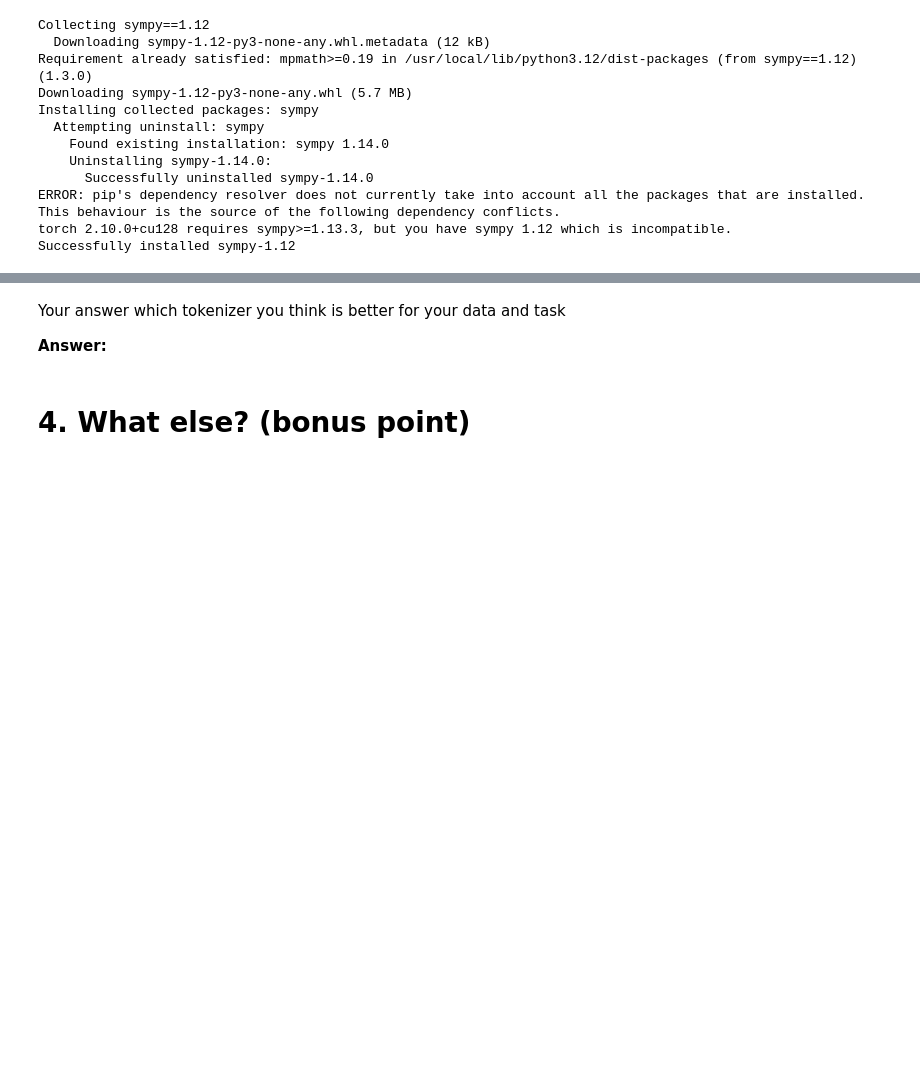
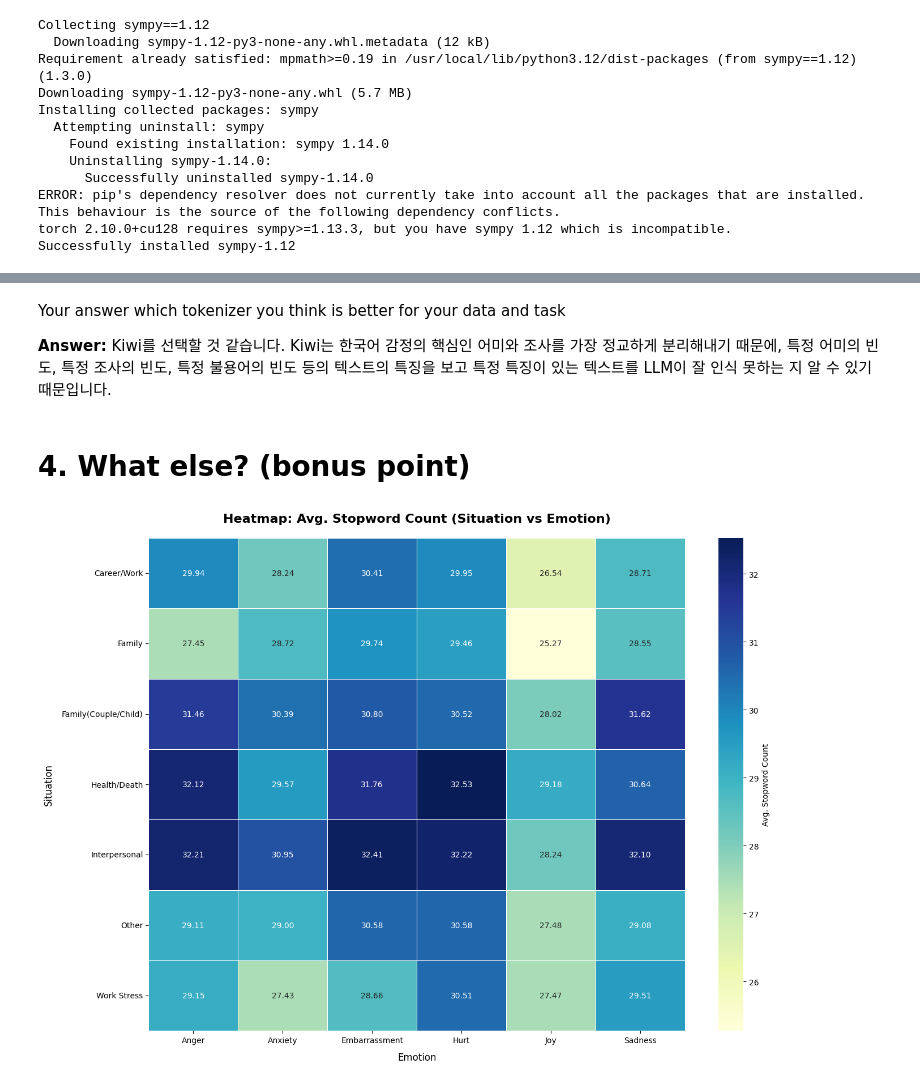
Before and after one commit to 202503660-ai/NLP_for_SocialScience, a Jupyter notebook: asgmt2_text_preprocessing.ipynb, the cells around one changed output, grey strips where cells are left out. Cells and saved outputs as stored; diff of their text form; code cells hidden in the pictures; blank space fills up the shorter version.

```diff
--- a/asgmt2_text_preprocessing.ipynb
+++ b/asgmt2_text_preprocessing.ipynb
@@ -747,8 +818,70 @@ files.download('tt_result.xlsx')
 # %% [markdown]
 Your answer which tokenizer you think is better for your data and task
 
-**Answer:**
+**Answer:** Kiwi를 선택할 것 같습니다. Kiwi는 한국어 감정의 핵심인 어미와 조사를 가장 정교하게 분리해내기 때문에, 특정 어미의 빈도, 특정 조사의 빈도, 특정 불용어의 빈도 등의 텍스트의 특징을 보고 특정 특징이 있는 텍스트를 LLM이 잘 인식 못하는 지 알 수 있기 때문입니다.
 # %% [markdown]
 # 4. What else? (bonus point)
 # %%
-# 감정과 상황별 불용어 수 분석
+import matplotlib.pyplot as plt
+import seaborn as sns
+import pandas as pd
+
+# 1. 영문 폰트 설정 (영문만 사용하므로 기본 폰트)
+plt.rc('font', family='DejaVu Sans')
+
+# 2. 매핑 딕셔너리 (데이터의 모든 항목을 정확히 매핑해야 박스로 안 깨집니다)
+emotion_map = {
+    '불안': 'Anxiety', '기쁨': 'Joy', '당황': 'Embarrassment',
+    '슬픔': 'Sadness', '분노': 'Anger', '상처': 'Hurt'
+}
+
+situation_map = {
+    '진로,취업,직장': 'Career/Work',
+    '연애,결혼,임신': 'Romance/Marriage',
+    '가족관계': 'Family',
+    '대인관계': 'Interpersonal',
+    '재정,사업,저축': 'Finance/Business',
+    '학교생활,친구관계': 'School/Friends',
+    '건강,죽음': 'Health/Death',
+    '대인관계(부부, 자녀)': 'Family(Couple/Child)',
+    '주거,생활': 'Housing/Life',
+    '직장, 업무 스트레스': 'Work Stress'
+}
+
+# 매핑 적용 (딕셔너리에 없는 값은 'Other'로 표시하여 깨짐 방지)
+df_raw['emotion_en'] = df_raw['감정_대분류'].map(emotion_map).fillna('Other')
+df_raw['situation_en'] = df_raw['상황키워드'].map(situation_map).fillna('Other')
+
+# 3. 피벗 테이블 생성 (축 변경: 상황을 Index로, 감정을 Columns로)
+heatmap_data = df_raw.pivot_table(
+    index='situation_en',
+    columns='emotion_en',
+    values='감소한_갯수',
+    aggfunc='mean'
+).fillna(0) # 데이터 없는 곳은 0으로 채움
+
+# 4. 히트맵 시각화
+plt.figure(figsize=(14, 10)) # 가로 길이를 충분히 확보
+sns.heatmap(
+    heatmap_data,
+    annot=True,
+    cmap='YlGnBu',
+    fmt='.2f',
+    linewidths=.5,
+    cbar_kws={'label': 'Avg. Stopword Count'}
+)
+
+# 제목 및 축 설정
+plt.title('Heatmap: Avg. Stopword Count (Situation vs Emotion)', fontsize=16, fontweight='bold', pad=20)
+plt.xlabel('Emotion', fontsize=12, labelpad=10)
+plt.ylabel('Situation', fontsize=12, labelpad=10)
+
+# X축 레이블 각도 조절 (혹시 길어질 경우 대비)
+plt.xticks(rotation=0)
+# Y축 레이블은 가로로 반듯하게
+plt.yticks(rotation=0)
+
+plt.tight_layout()
+plt.show()
+# %% [output]
+[figure, added]
```
Also changed, not shown: parts of 7 cells of this notebook.
